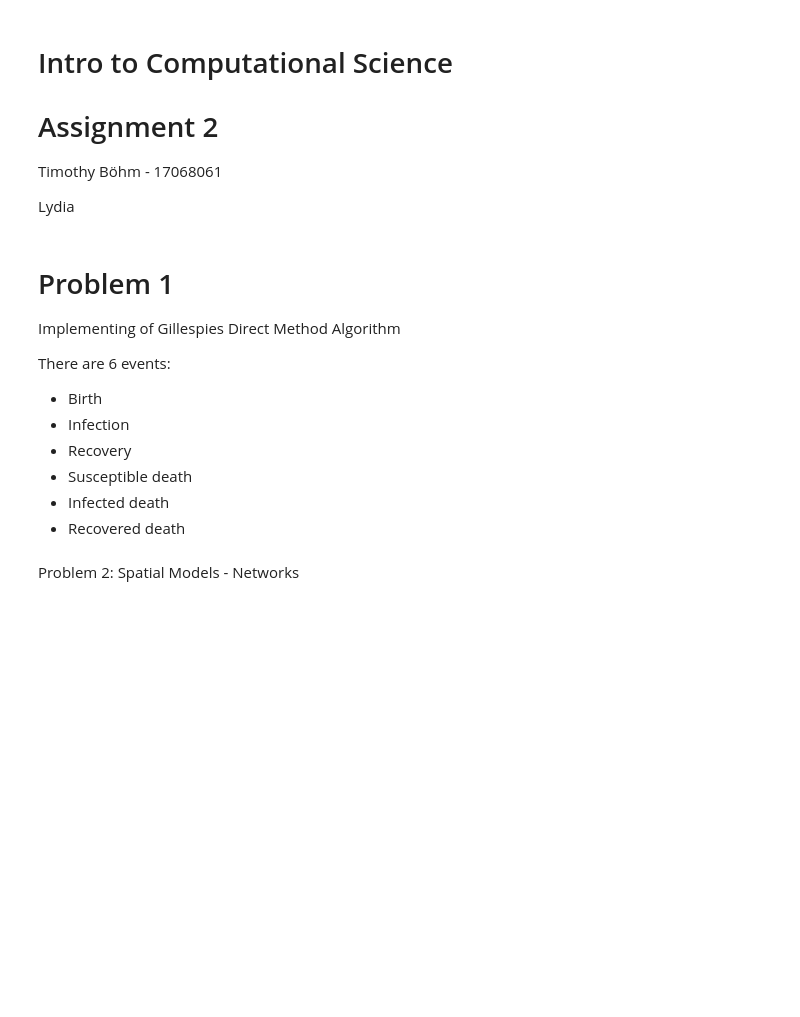
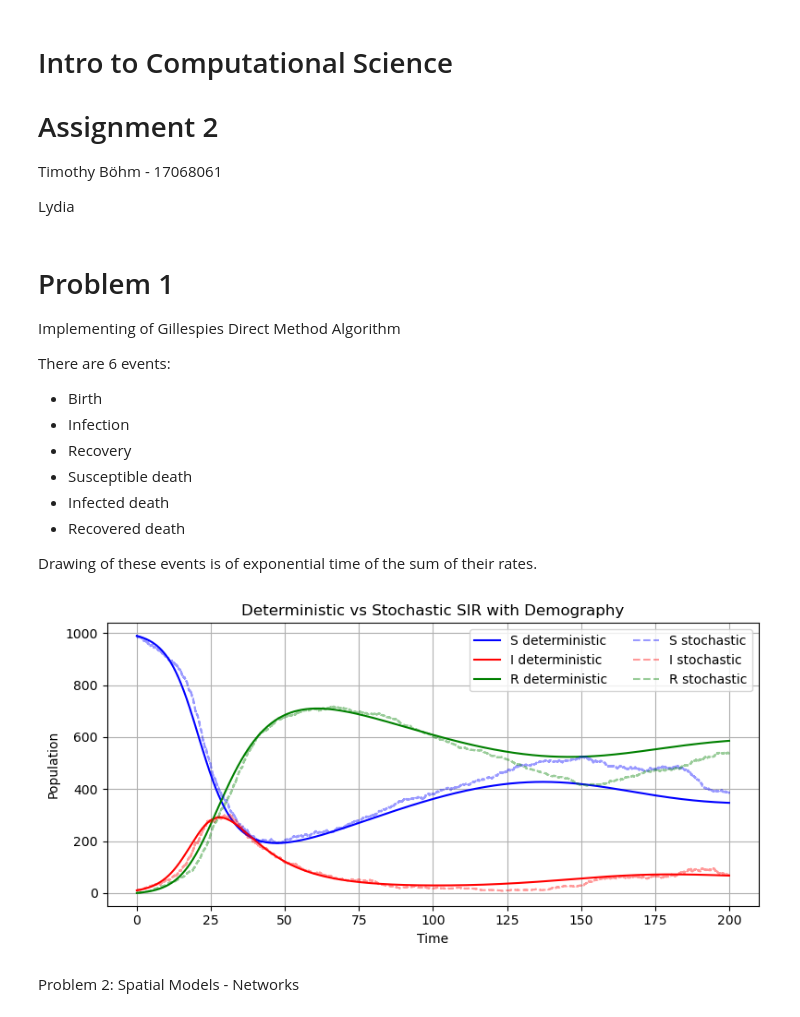
Before and after one commit to lydiashumskaya/assignment-2-stochastic-and-spatial-models, a Jupyter notebook: assigment-2.ipynb, the cells around one changed output. Saved outputs shown, nothing was run; the diff lists cells and outputs as text; code cells hidden in the pictures; blank space fills up the shorter version.

Commit message:
Add stochastic vs deterministic comparison

```diff
--- a/assigment-2.ipynb
+++ b/assigment-2.ipynb
@@ -16,6 +16,8 @@ There are 6 events:
  - Susceptible death
  - Infected death
  - Recovered death
+
+ Drawing of these events is of exponential time of the sum of their rates.
 # %%
 import numpy as np
 import matplotlib.pyplot as plt
@@ -92,0 +90,14 @@ def gillespie_sir(S0, I0, R0, beta, gamma, mu, t_max, seed=None):
+# %%
+from scipy.integrate import odeint
+import numpy as np
+import matplotlib.pyplot as plt
+
+def sir_demography(y, t, beta, gamma, mu):
+    S, I, R = y
+    N = S + I + R
+
+    dSdt = mu*N - beta*S*I/N - mu*S
+    dIdt = beta*S*I/N - gamma*I - mu*I
+    dRdt = gamma*I - mu*R
+
+    return [dSdt, dIdt, dRdt]
@@ -93,3 +136,34 @@ def gillespie_sir(S0, I0, R0, beta, gamma, mu, t_max, seed=None):
+# %%
+plt.figure(figsize=(8, 4))
+
+# Deterministic model
+plt.plot(t, S_det, color="blue", label="S deterministic")
+plt.plot(t, I_det, color="red", label="I deterministic")
+plt.plot(t, R_det, color="green", label="R deterministic")
+
+# Stochastic model
+plt.step(t_stoch, S_stoch, where="post",
+         color="blue", alpha=0.4, linestyle="--",
+         label="S stochastic")
+
+plt.step(t_stoch, I_stoch, where="post",
+         color="red", alpha=0.4, linestyle="--",
+         label="I stochastic")
+
+plt.step(t_stoch, R_stoch, where="post",
+         color="green", alpha=0.4, linestyle="--",
+         label="R stochastic")
+
+plt.xlabel("Time")
+plt.ylabel("Population")
+plt.title("Deterministic vs Stochastic SIR with Demography")
+
+plt.legend(ncol=2)
+plt.grid()
+plt.tight_layout()
+plt.show()
+# %% [output]
+[figure, added]
 # %% [markdown]
 Problem 2: Spatial Models - Networks
 # %% [markdown]
```
Also changed, not shown: parts of 3 cells of this notebook.
